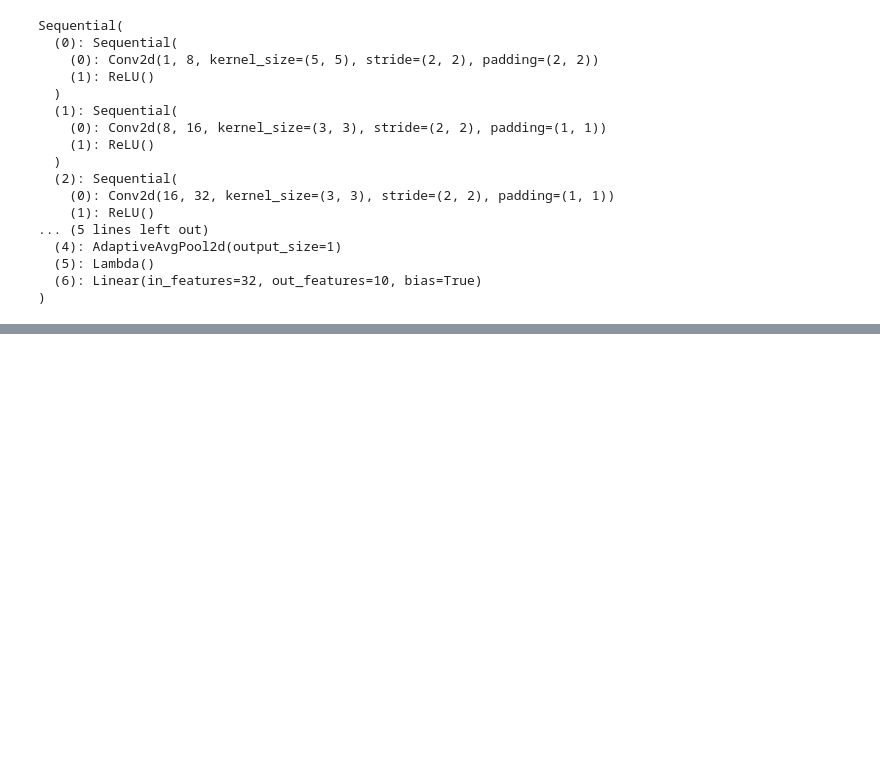
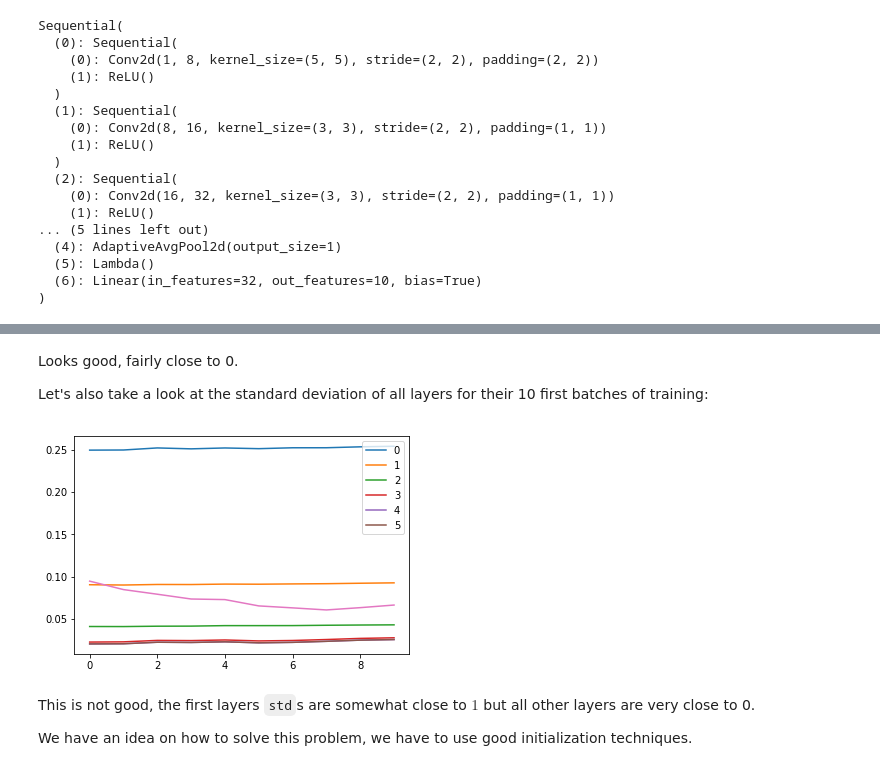
Before and after one commit to Akramz/Impractical-DL, a Jupyter notebook: 02.ipynb, the cells around one changed output, grey strips where cells are left out. Cells and saved outputs as stored; diff of their text form; code cells hidden in the pictures; blank space fills up the shorter version.

```diff
--- a/02.ipynb
+++ b/02.ipynb
@@ -1051,0 +1109,14 @@ valid: [0.615420458984375, tensor(0.8521, device='cuda:0')]
+# %% [markdown]
+Looks good, fairly close to 0.
+
+Let's also take a look at the standard deviation of all layers for their 10 first batches of training:
+# %%
+for l in model.act_stds:
+    plt.plot(l[:10])
+plt.legend(range(6));
+# %% [output]
+[figure, added]
+# %% [markdown]
+This is not good, the first layers `std`s are somewhat close to $1$ but all other layers are very close to 0.
+
+We have an idea on how to solve this problem, we have to use good initialization techniques.
```
Also changed, not shown: parts of 136 cells of this notebook.
